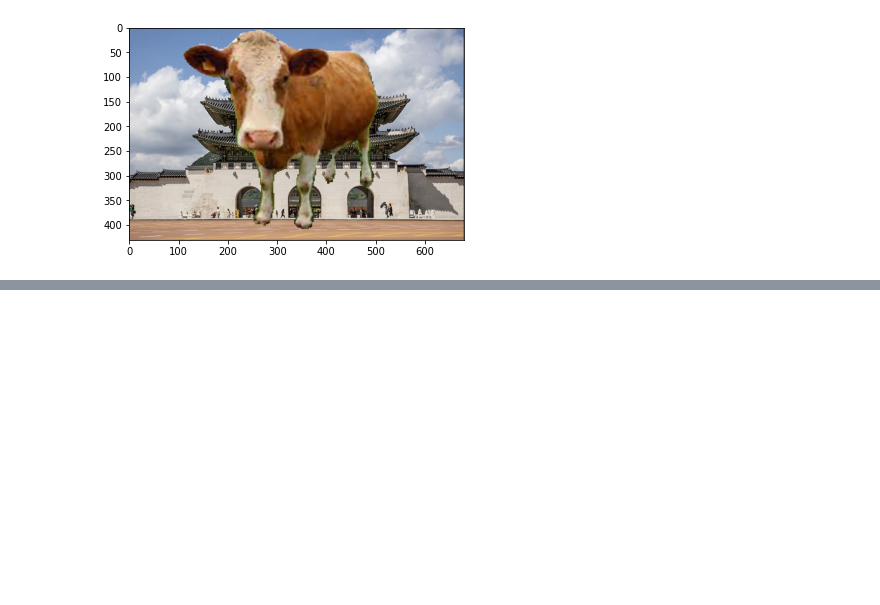
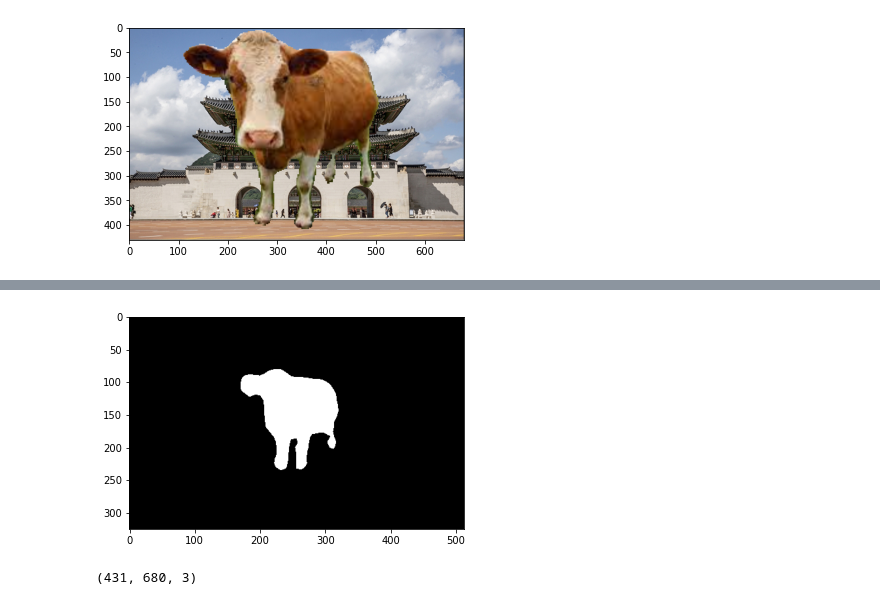
Before and after one commit to cosmic4dev/modulab, a Jupyter notebook: [E-08]FocusingFace.ipynb, the cells around one changed output, grey strips where cells are left out. Saved outputs shown, nothing was run; the diff lists cells and outputs as text; code cells hidden in the pictures; blank space fills up the shorter version.

```diff
--- a/[E-08]FocusingFace.ipynb
+++ b/[E-08]FocusingFace.ipynb
@@ -338,0 +377,12 @@ resized = cv2.resize(resizedCow, dim, interpolation = cv2.INTER_LINEAR)
+# %%
+img_mask_up5 = cv2.resize(img_mask5, img_resized5.shape[:2][::-1], interpolation=cv2.INTER_LINEAR)
+_, img_mask_up5= cv2.threshold(img_mask_up5,128, 255, cv2.THRESH_BINARY)
+
+img_mask_color5 = cv2.cvtColor(img_mask_up5, cv2.COLOR_GRAY2BGR)
+img_bg_mask5 = cv2.bitwise_not(img_mask_color5)
+
+plt.imshow(img_mask_up5, cmap=plt.cm.binary_r)
+
+plt.show()
+# %% [output]
+[figure, added]
@@ -338,0 +394,6 @@ resized = cv2.resize(resizedCow, dim, interpolation = cv2.INTER_LINEAR)
+# %%
+# mask도 reshape
+resized_img_mask_color5==cv2.copyMakeBorder(img_orig4,124,124,202,203,cv2.BORDER_CONSTANT)
+resized_img_mask_color5.shape
+# %% [output]
+(431, 680, 3)
```
Also changed, not shown: parts of 11 cells of this notebook.
